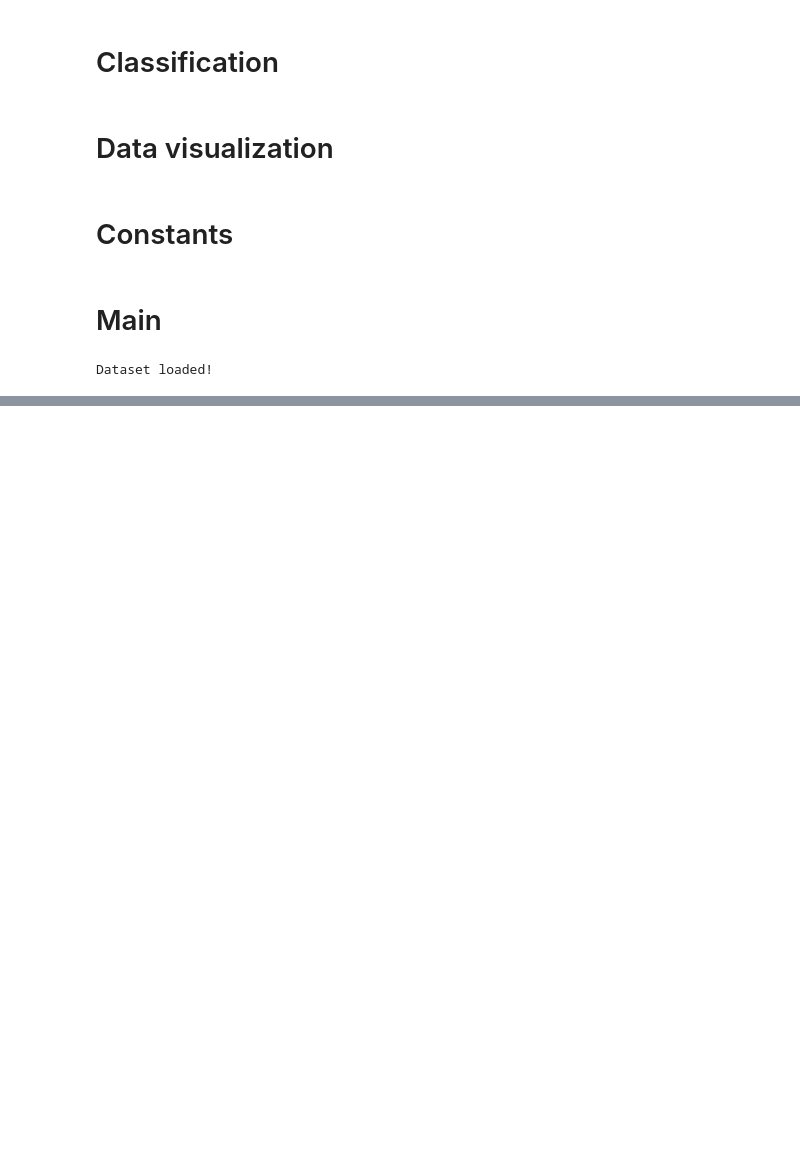
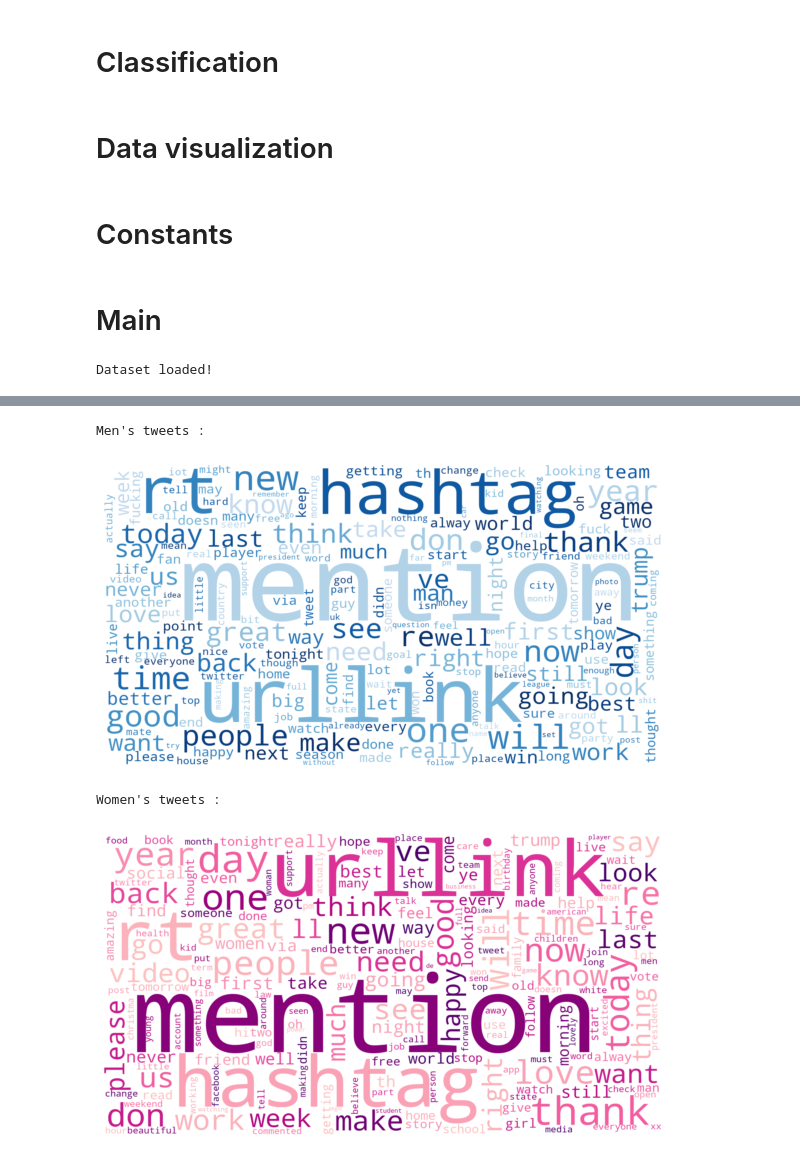
Before and after one commit to ChacunGu/NLP_Gender_Profiling, a Jupyter notebook: NLP_Gender_Profiling.ipynb, the cells around one changed output, grey strips where cells are left out. Drawn from its saved outputs; the diff is of its cells as text; code cells hidden in the pictures; blank space fills up the shorter version.

Commit message:
Add men/women wordcloud

```diff
--- a/NLP_Gender_Profiling.ipynb
+++ b/NLP_Gender_Profiling.ipynb
@@ -306,6 +308,21 @@ def plot_data(X_train, y_train, X_test, y_test):
         plt.legend(loc='best')
     plt.title('Corpus entries\' visualization')
     plt.show()
+# %%
+def plot_wordcloud(text, colormap):
+    """
+    Plots a wordcloud for the given text.
+    """
+    stopwords = set(STOPWORDS)
+    stopwords.update(["hashtags", "mentions", "urllinks"])
+    wordcloud = WordCloud(stopwords=stopwords, collocations=False,
+                          background_color="white", colormap=colormap,
+                          width=1920, height=1080)
+    wordcloud = wordcloud.generate(text)
+    plt.figure(num=None, figsize=(9, 5), dpi=80, facecolor='w', edgecolor='k')
+    plt.imshow(wordcloud, interpolation='bilinear', aspect='auto')
+    plt.axis("off")
+    plt.show()
 # %% [markdown]
 # Constants
 # %%
@@ -424,3 +439,16 @@ plot_data(X_train, y_train, X_test, y_test)
+# %%
+# wordcloud
+print('Men\'s tweets :')
+men_cmap = mpl.colors.ListedColormap(mpl.cm.Blues(np.linspace(0, 1, 20))[5:,:-1])
+plot_wordcloud(' '.join(list(data.loc[data['label'] == 0]['content'])), men_cmap)
+print('Women\'s tweets :')
+women_cmap = mpl.colors.ListedColormap(mpl.cm.RdPu(np.linspace(0, 1, 20))[5:,:-1])
+plot_wordcloud(' '.join(list(data.loc[data['label'] == 1]['content'])), women_cmap)
+# %% [output]
+Men's tweets :
+[figure, added]
+Women's tweets :
+[figure, added]
 # %%
 # gridsearch
 clf = GridSearchCV(CLASSIFIER(), GRIDSEARCH_PARAMS_RANGE[CLASSIFIER], cv=GRIDSEARCH_NB_CV_SPLITS)
```
Also changed, not shown: parts of 7 cells of this notebook.
